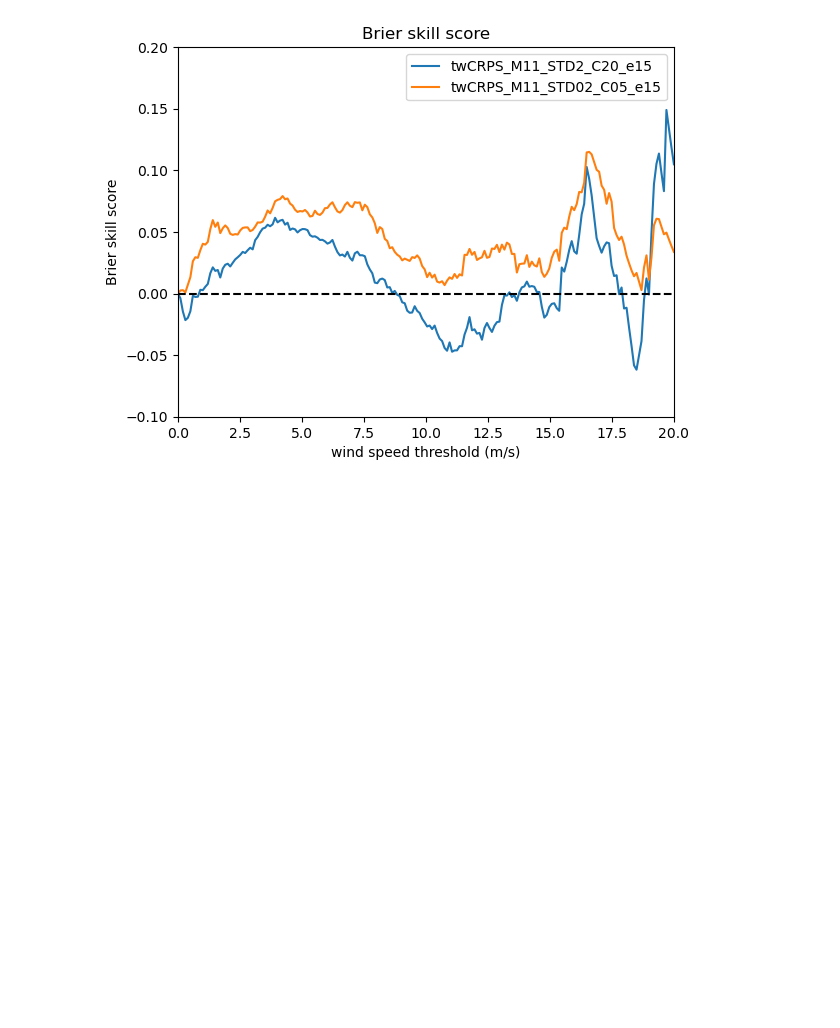
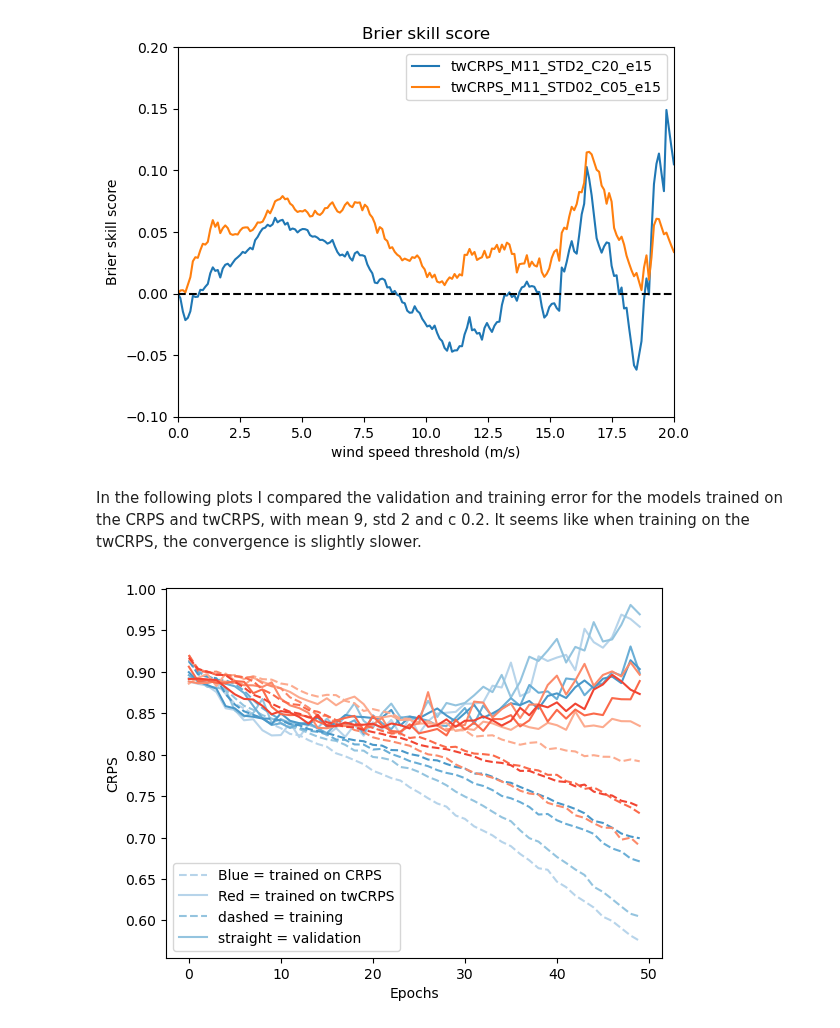
Before and after one commit to SimonHakvoort/thesiscode, a Jupyter notebook: src/nn_results/nn_results.ipynb, the cells around one changed output. Cells and saved outputs as stored; diff of their text form; code cells hidden in the pictures; blank space fills up the shorter version.

```diff
--- a/src/nn_results/nn_results.ipynb
+++ b/src/nn_results/nn_results.ipynb
@@ -87 +132,5 @@ WARNING:tensorflow:6 out of the last 6 calls to <function TensorFlowTrainer.make
+# %%
+hists_crps = [hist_crps_e50, hist_crps_e50_2, hist_crps_e50_3, hist_crps_e50_4]
+
+hists_twcrps = [hist_e50_twCRPS_M9_STD2_C20, hist_e50_twCRPS_M9_STD2_C20_2, hist_e50_twCRPS_M9_STD2_C20_3, hist_e50_twCRPS_M9_STD2_C20_4]
 # %%
@@ -167,3 +291,30 @@ make_brier_skill_plot_tf(emos_base, nn_twcrps_models, test_data, values, ylim=yl
 244/244 ━━━━━━━━━━━━━━━━━━━━ 2s 5ms/step
 244/244 ━━━━━━━━━━━━━━━━━━━━ 2s 5ms/step
 [figure]
+# %% [markdown]
+In the following plots I compared the validation and training error for the models trained on the CRPS and twCRPS, with mean 9, std 2 and c 0.2. It seems like when training on the twCRPS, the convergence is slightly slower.
+# %%
+color_map = cm.get_cmap('Blues')
+num_hists = len(hists_crps)
+
+x_axis = np.arange(50)
+
+for i, hist in enumerate(hists_crps):
+    color = color_map(0.3 + i / num_hists * 0.4)  # Get a color from the color map.
+    plt.plot(x_axis, hist['_loss_crps_sample'], label='CRPS_train', linestyle='--', color=color)
+    plt.plot(x_axis, hist['val__loss_crps_sample'], label='CRPS_val', color=color)
+
+color_map = cm.get_cmap('Reds')
+num_hists = len(hists_twcrps)
+
+for i, hist in enumerate(hists_twcrps):
+    color = color_map(0.3 + i / num_hists * 0.4)  # Get a color from the color map.
+    plt.plot(x_axis, hist['_loss_crps_sample'], label='CRPS_train', linestyle='--', color=color)
+    plt.plot(x_axis, hist['val__loss_crps_sample'], label='CRPS_val', color=color)
+
+plt.xlabel('Epochs')
+plt.ylabel('CRPS')
+plt.legend(['Blue = trained on CRPS', 'Red = trained on twCRPS', 'dashed = training', 'straight = validation'])
+plt.show()
+# %% [output]
+[figure, added]
```
Also changed, not shown: parts of 21 cells of this notebook, 6 other files.
